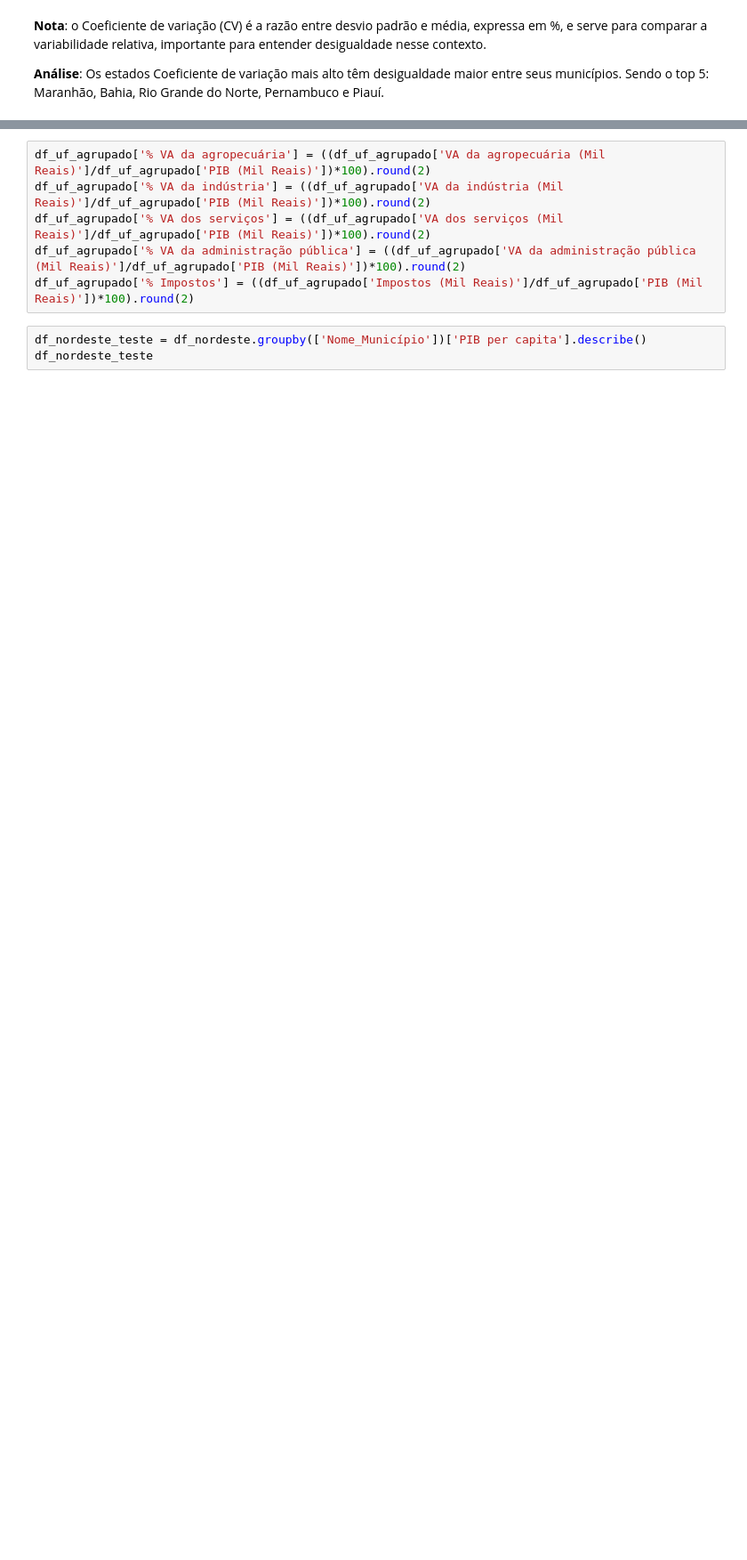
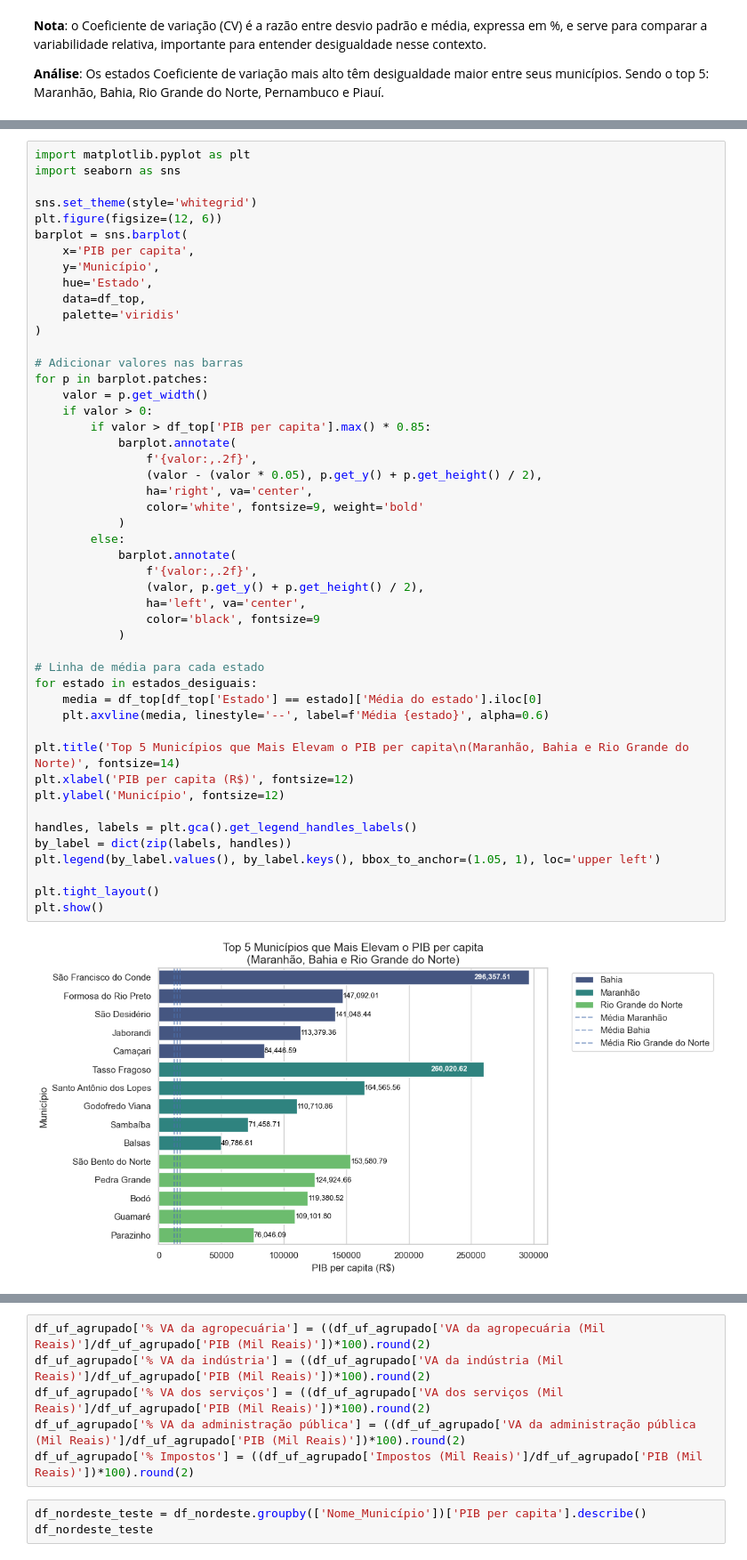
Before and after one commit to duddanobre/sidra-nordeste, a Jupyter notebook: nordeste.ipynb, the cells around one changed output, grey strips where cells are left out. Shown at 89% size. Saved outputs shown, nothing was run; the diff lists cells and outputs as text; blank space fills up the shorter version.

```diff
--- a/nordeste.ipynb
+++ b/nordeste.ipynb
@@ -138,2 +235,52 @@ Sendo o top 5: Maranhão, Bahia, Rio Grande do Norte, Pernambuco e Piauí.
+# %%
+import matplotlib.pyplot as plt
+import seaborn as sns
+
+sns.set_theme(style='whitegrid')
+plt.figure(figsize=(12, 6))
+barplot = sns.barplot(
+    x='PIB per capita',
+    y='Município',
+    hue='Estado',
+    data=df_top,
+    palette='viridis'
+)
+
+# Adicionar valores nas barras
+for p in barplot.patches:
+    valor = p.get_width()
+    if valor > 0:
+        if valor > df_top['PIB per capita'].max() * 0.85:
+            barplot.annotate(
+                f'{valor:,.2f}',
+                (valor - (valor * 0.05), p.get_y() + p.get_height() / 2),
+                ha='right', va='center',
+                color='white', fontsize=9, weight='bold'
+            )
+        else:
+            barplot.annotate(
+                f'{valor:,.2f}',
+                (valor, p.get_y() + p.get_height() / 2),
+                ha='left', va='center',
+                color='black', fontsize=9
+            )
+
+# Linha de média para cada estado
+for estado in estados_desiguais:
+    media = df_top[df_top['Estado'] == estado]['Média do estado'].iloc[0]
+    plt.axvline(media, linestyle='--', label=f'Média {estado}', alpha=0.6)
+
+plt.title('Top 5 Municípios que Mais Elevam o PIB per capita\n(Maranhão, Bahia e Rio Grande do Norte)', fontsize=14)
+plt.xlabel('PIB per capita (R$)', fontsize=12)
+plt.ylabel('Município', fontsize=12)
+
+handles, labels = plt.gca().get_legend_handles_labels()
+by_label = dict(zip(labels, handles))
+plt.legend(by_label.values(), by_label.keys(), bbox_to_anchor=(1.05, 1), loc='upper left')
+
+plt.tight_layout()
+plt.show()
+# %% [output]
+[figure, added]
 # %%
 df_uf_agrupado = df_nordeste.groupby('Nome_UF').sum(numeric_only=True).reset_index()
```
Also changed, not shown: parts of 10 cells of this notebook.
